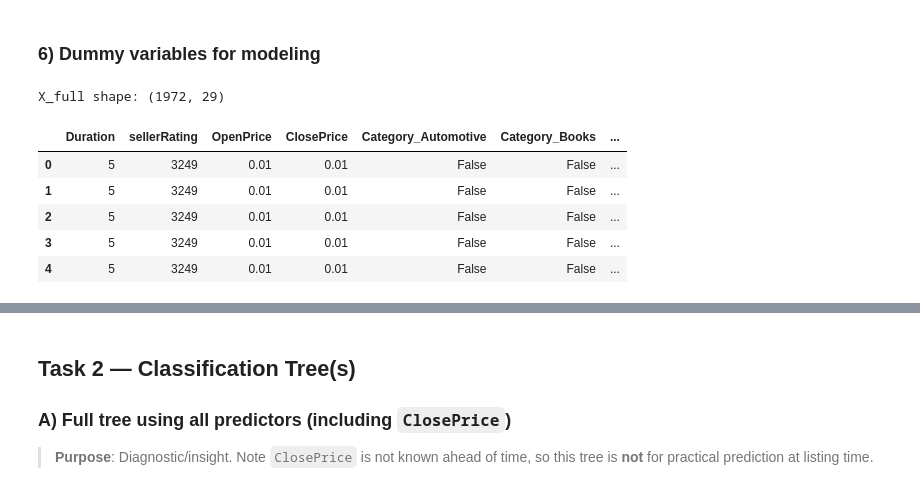
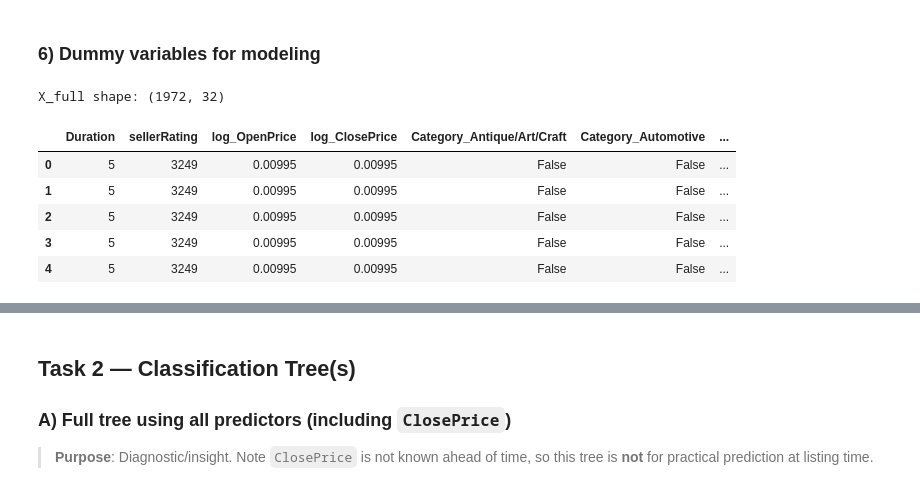
Before and after one commit to jasonllai/ML_Case_Review, a Jupyter notebook: eBay_Auctions_EDA_and_Tree.ipynb, the cells around one changed output, grey strips where cells are left out. Cells and saved outputs as stored; diff of their text form; code cells hidden in the pictures.

Commit message:
Add files via upload
added all eda graphs, edited preprocessing to include k variables and USD

```diff
--- a/eBay_Auctions_EDA_and_Tree.ipynb
+++ b/eBay_Auctions_EDA_and_Tree.ipynb
@@ -261,20 +278,20 @@ plt.show()
 # %%
 
 # We'll keep Duration as categorical (discrete day counts) for interpretability in trees & KNN.
 cat_cols = ["Category","Currency","endDay","Duration"]
-num_cols_base = ["sellerRating","OpenPrice","ClosePrice"]
+num_cols_base = ["sellerRating","log_OpenPrice","log_ClosePrice"]
 
 df_model = df.copy()
-X_full = pd.get_dummies(df_model[cat_cols + num_cols_base], drop_first=True)
+X_full = pd.get_dummies(df_model[cat_cols + num_cols_base], drop_first=False) # keeping all k levels for dummy variables
 y = df_model["Competitive"].astype(int)
 
 print("X_full shape:", X_full.shape)
 X_full.head()
 # %% [output]
-X_full shape: (1972, 29)
+X_full shape: (1972, 32)
-|  | Duration | sellerRating | OpenPrice | ClosePrice | Category_Automotive | Category_Books | ... |
-| 0 | 5 | 3249 | 0.01 | 0.01 | False | False | ... |
-| 1 | 5 | 3249 | 0.01 | 0.01 | False | False | ... |
-| 2 | 5 | 3249 | 0.01 | 0.01 | False | False | ... |
-| 3 | 5 | 3249 | 0.01 | 0.01 | False | False | ... |
-| 4 | 5 | 3249 | 0.01 | 0.01 | False | False | ... |
+|  | Duration | sellerRating | log_OpenPrice | log_ClosePrice | Category_Antique/Art/Craft | Category_Automotive | ... |
+| 0 | 5 | 3249 | 0.00995 | 0.00995 | False | False | ... |
+| 1 | 5 | 3249 | 0.00995 | 0.00995 | False | False | ... |
+| 2 | 5 | 3249 | 0.00995 | 0.00995 | False | False | ... |
+| 3 | 5 | 3249 | 0.00995 | 0.00995 | False | False | ... |
+| 4 | 5 | 3249 | 0.00995 | 0.00995 | False | False | ... |
```
Also changed, not shown: parts of 9 cells of this notebook.
